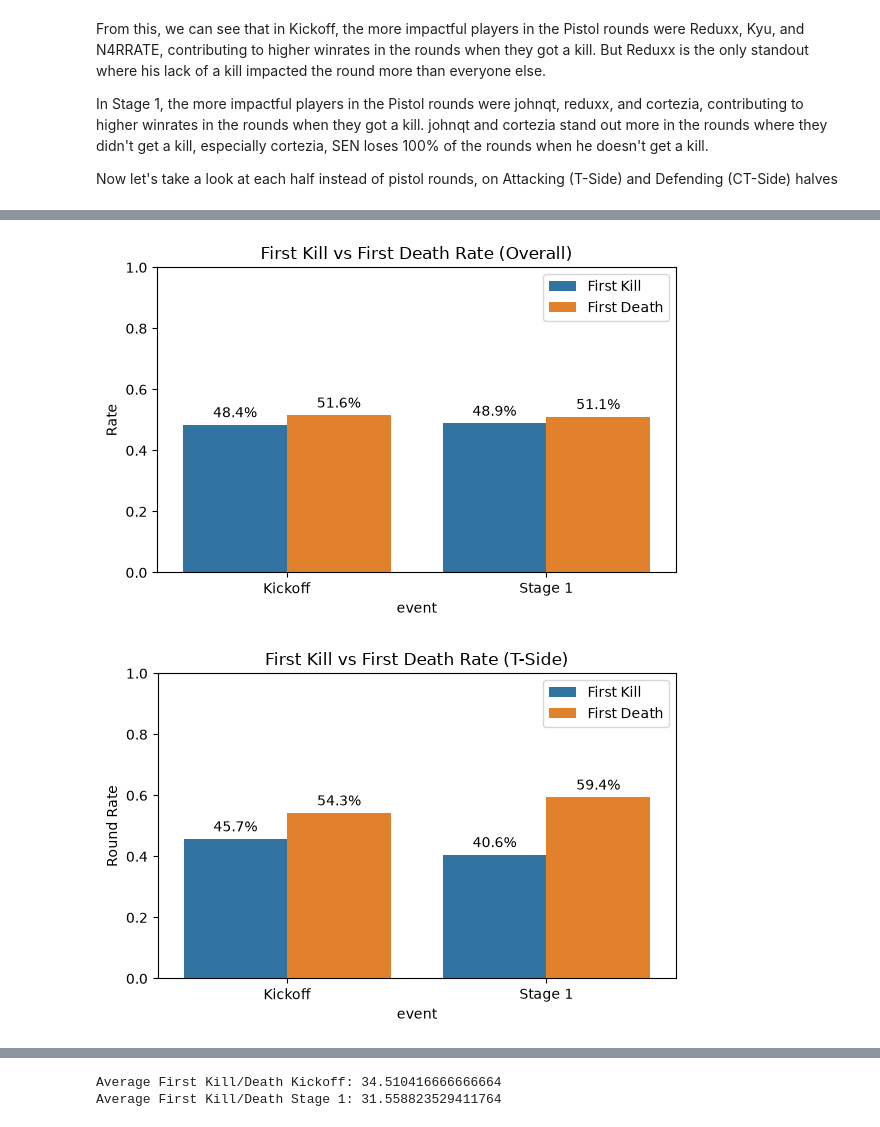
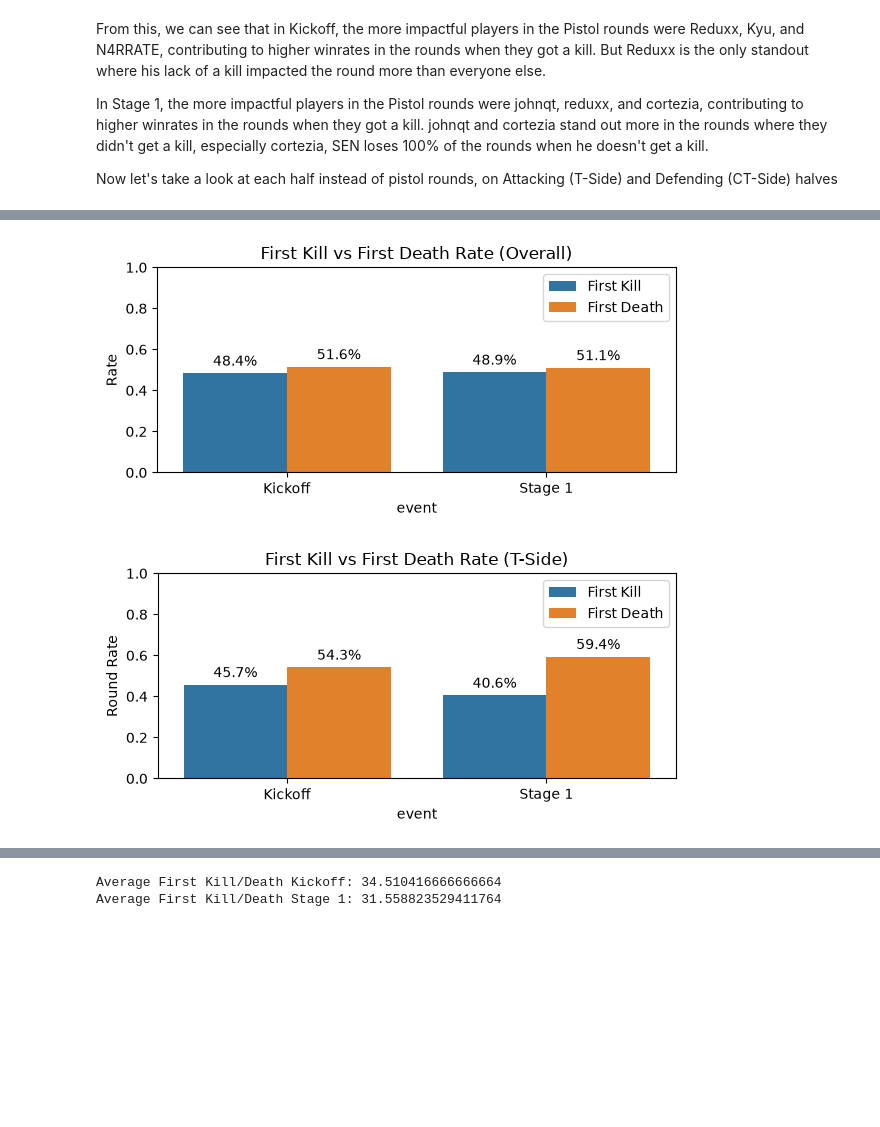
Before and after one commit to reeantran/sentinels_data_analysis, a Jupyter notebook: analysis.ipynb, the cells around one changed output, grey strips where cells are left out. Drawn from its saved outputs; the diff is of its cells as text; code cells hidden in the pictures; blank space fills up the shorter version.

```diff
--- a/analysis.ipynb
+++ b/analysis.ipynb
@@ -610,33 +610,33 @@ plt.show()
 # %%
 adv_k = overall_k.dropna(subset=['fk_player'])
 adv_s1 = overall_s1.dropna(subset=['fk_player'])
 disadv_k = overall_k.dropna(subset=['fd_player'])
 disadv_s1 = overall_s1.dropna(subset=['fd_player'])
 
 adv_k_r = len(adv_k.index) / len(overall_k.index)
 adv_s1_r = len(adv_s1.index) / len(overall_s1.index)
 disadv_k_r = len(disadv_k.index) / len(overall_k.index)
 disadv_s1_r = len(disadv_s1.index) / len(overall_s1.index)
 
 plot_df = pd.DataFrame({
     'event': ['Kickoff', 'Kickoff', 'Stage 1', 'Stage 1'],
     'side': ['First Kill', 'First Death', 'First Kill', 'First Death'],
     'rate': [adv_k_r, disadv_k_r, adv_s1_r, disadv_s1_r]
 })
 
-plt.figure(figsize=(6, 4))
+plt.figure(figsize=(6, 3))
 ax = sns.barplot(data=plot_df, x='event', y='rate', hue='side')
 for container in ax.containers:
     labels = [f'{v.get_height()*100:.1f}%' for v in container]
     ax.bar_label(container, labels=labels, padding=3)
 plt.ylabel('Rate')
 plt.title('First Kill vs First Death Rate (Overall)')
 plt.ylim(0, 1)
-plt.legend(title='')
+plt.legend()
 plt.tight_layout()
 plt.show()
 # %% [output]
-[figure, old version]
+[figure, new version]
 # %%
 t_adv_k = t_side_k.dropna(subset=['fk_player'])
 t_adv_s1 = t_side_s1.dropna(subset=['fk_player'])
@@ -654,7 +654,7 @@ plot_df = pd.DataFrame({
     'rate': [t_adv_k_r, t_disadv_k_r, t_adv_s1_r, t_disadv_s1_r]
 })
 
-plt.figure(figsize=(6, 4))
+plt.figure(figsize=(6, 3))
 ax = sns.barplot(data=plot_df, x='event', y='rate', hue='side')
 for container in ax.containers:
     labels = [f'{v.get_height()*100:.1f}%' for v in container]
@@ -662,11 +662,11 @@ for container in ax.containers:
 plt.ylabel('Round Rate')
 plt.title('First Kill vs First Death Rate (T-Side)')
 plt.ylim(0, 1)
-plt.legend(title='')
+plt.legend()
 plt.tight_layout()
 plt.show()
 # %% [output]
-[figure, old version]
+[figure, new version]
 # %%
 ct_adv_k = ct_side_k.dropna(subset=['fk_player'])
 ct_adv_s1 = ct_side_s1.dropna(subset=['fk_player'])
```
Also changed, not shown: parts of 20 cells of this notebook.
